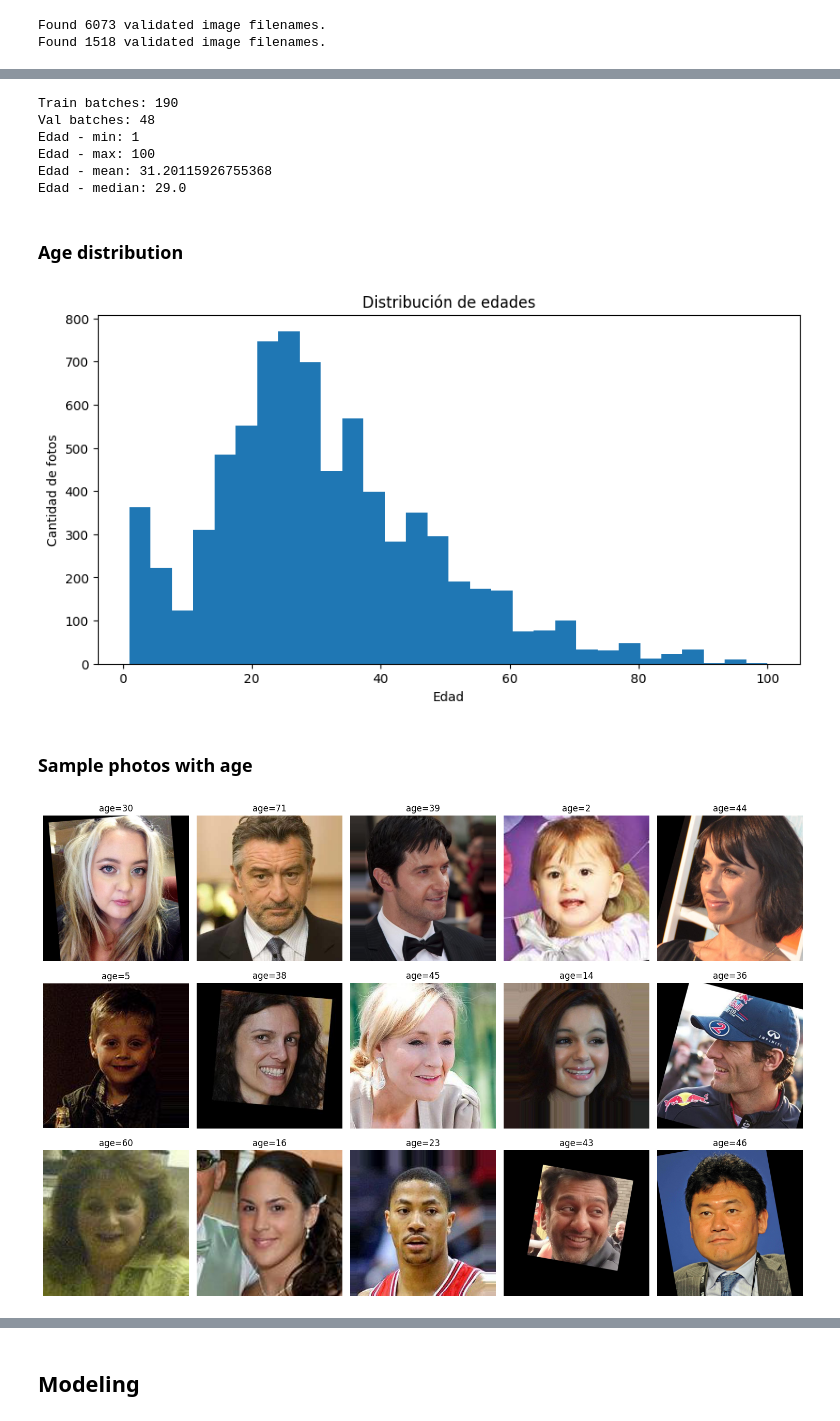
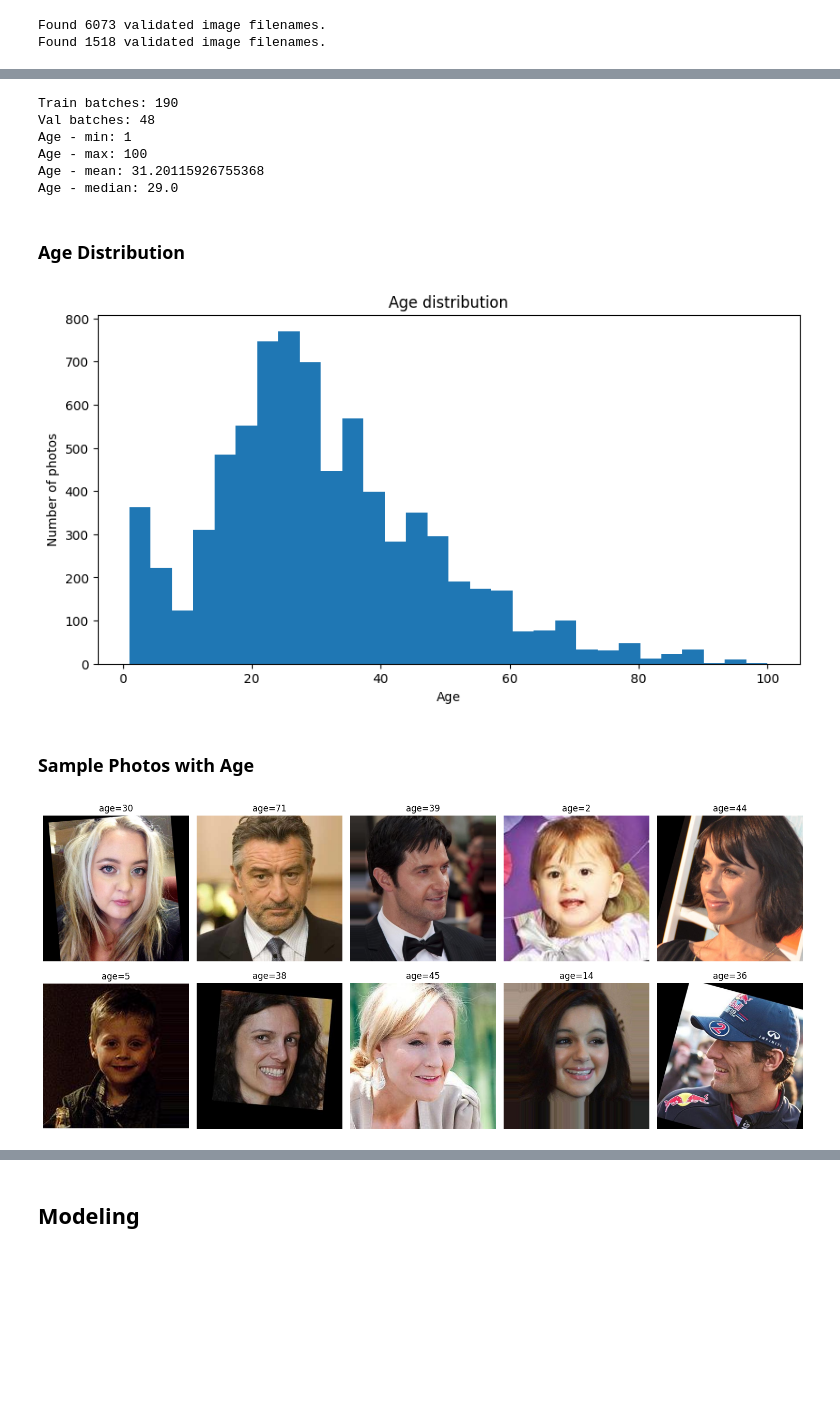
Before and after one commit to Lorena885/CustomerAgeIdentificationModel, a Jupyter notebook: notebook_english_portfolio.ipynb, the cells around one changed output, grey strips where cells are left out. Saved outputs shown, nothing was run; the diff lists cells and outputs as text; code cells hidden in the pictures; blank space fills up the shorter version.

```diff
--- a/notebook_english_portfolio.ipynb
+++ b/notebook_english_portfolio.ipynb
@@ -115,47 +112,45 @@ This strategy enables more efficient training and proper model evaluation, reduc
 print("Train batches:", len(train_gen))
 print("Val batches:", len(test_gen))
 
-print("Edad - min:", labels["real_age"].min())
-print("Edad - max:", labels["real_age"].max())
-print("Edad - mean:", labels["real_age"].mean())
-print("Edad - median:", labels["real_age"].median())
+print("Age - min:", labels["real_age"].min())
+print("Age - max:", labels["real_age"].max())
+print("Age - mean:", labels["real_age"].mean())
+print("Age - median:", labels["real_age"].median())
 # %% [output]
 Train batches: 190
 Val batches: 48
-Edad - min: 1
-Edad - max: 100
-Edad - mean: 31.20115926755368
-Edad - median: 29.0
+Age - min: 1
+Age - max: 100
+Age - mean: 31.20115926755368
+Age - median: 29.0
 # %% [markdown]
-
-### Age distribution
+### Age Distribution
 # %%
 plt.figure(figsize=(10,5))
 plt.hist(labels["real_age"], bins=30)
-plt.title("Distribución de edades")
-plt.xlabel("Edad")
-plt.ylabel("Cantidad de fotos")
+plt.title("Age distribution")
+plt.xlabel("Age")
+plt.ylabel("Number of photos")
 plt.show()
 # %% [output]
-[figure, old version]
+[figure, new version]
 # %% [markdown]
-
-### Sample photos with age
+### Sample Photos with Age
 # %%
-sample = labels.sample(15, random_state=123)
+sample = labels.sample(10, random_state=123)
 
 plt.figure(figsize=(15,10))
 for i, row in enumerate(sample.itertuples(index=False), 1):
     img_path = path + "final_files/" + row.file_name
     img = mpimg.imread(img_path)
 
     plt.subplot(3, 5, i)
     plt.imshow(img)
     plt.title(f"age={row.real_age}")
     plt.axis("off")
 
 plt.tight_layout()
 plt.show()
 # %% [output]
-[figure, old version]
+[figure, new version]
 # %% [markdown]
```
Also changed, not shown: parts of 29 cells of this notebook, 2 other files.
